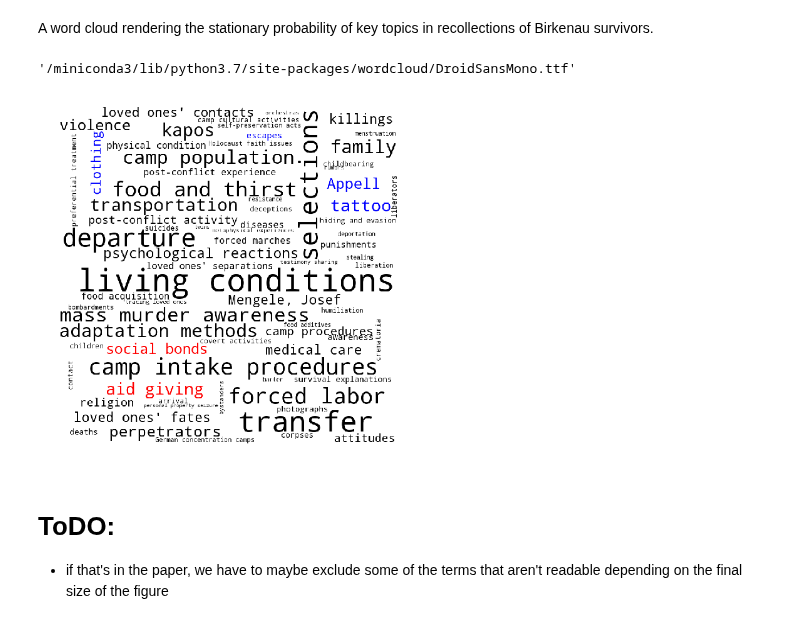
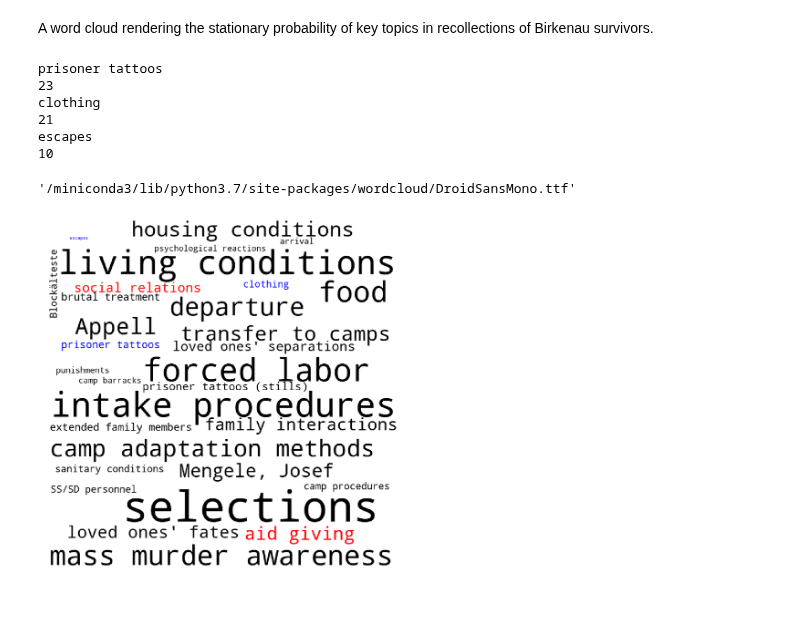
Before and after one commit to toth12/vha_auschwitz_report, a Jupyter notebook: notebooks/1_Significance_Sociability_Solidarity_All_Survivors.ipynb, the cells around one changed output. Drawn from its saved outputs; the diff is of its cells as text; code cells hidden in the pictures.

```diff
--- a/notebooks/1_Significance_Sociability_Solidarity_All_Survivors.ipynb
+++ b/notebooks/1_Significance_Sociability_Solidarity_All_Survivors.ipynb
@@ -274,16 +234,20 @@ A word cloud rendering the stationary probability of key topics in recollections
 # %%
 from wordcloud import WordCloud
 import matplotlib.pyplot as plt
+# %%
+p_complete = pd.read_csv(input_directory+'/'+'complete'+'/'+'stationary_probs.csv')
 # %%
 #p_complete['stationary_prob_normalized'] = 1/(p_complete[p_complete.topic_name=='living conditions']['stationary_prob'].values[0] / p_complete['stationary_prob'])
-p_complete = p_complete[0:75]
+p_complete =  p_complete[0:30].append(p_complete[p_complete.topic_name=='escapes'])
 wfreqs = p_complete.set_index('topic_name')['stationary_prob'].to_dict()
 # %%
 def black(word, font_size, position, orientation,
     font_path, random_state):
-    if (word =="social bonds") or (word =="aid giving") or (word =="friends") or (word =="food sharing"):
+    if (word =="social relations") or (word =="aid giving") or (word =="friends") or (word =="food sharing"):
         return 'red'
-    elif (word =="tattoo") or (word =="clothing") or (word =="Appell") or (word == "escapes"):
+    elif (word =="prisoner tattoos") or (word =="clothing") or (word == "escapes"):
+        print (word)
+        print (font_size)
         return 'blue'
     else:
         return 'black'
@@ -291,20 +255,24 @@ def black(word, font_size, position, orientation,
 wordcloud = WordCloud(width = 800, height = 800,
                 background_color ='white', color_func=black,
                 min_font_size = 10).generate_from_frequencies(wfreqs)
+# %% [output]
+prisoner tattoos
+23
+clothing
+21
+escapes
+10
 # %%
 wordcloud.font_path
 # %% [output]
 '/miniconda3/lib/python3.7/site-packages/wordcloud/DroidSansMono.ttf'
 # %%
 # plot the WordCloud image
-fig, ax = plt.subplots(1, 2, figsize=(16, 8), facecolor=None)
+fig, ax = plt.subplots(1, 2, figsize=(32, 16), facecolor=None)
 
 ax[0].imshow(wordcloud)
 for _ax in ax:
     _ax.axis("off")
 plt.tight_layout(pad=0)
 # %% [output]
-[figure, old version]
+[figure, new version]
-# %% [markdown]
-# ToDO:
-- if that's in the paper, we have to maybe exclude some of the terms that aren't readable depending on the final size of the figure
```
Also changed, not shown: parts of 36 cells of this notebook, 10 other files.
